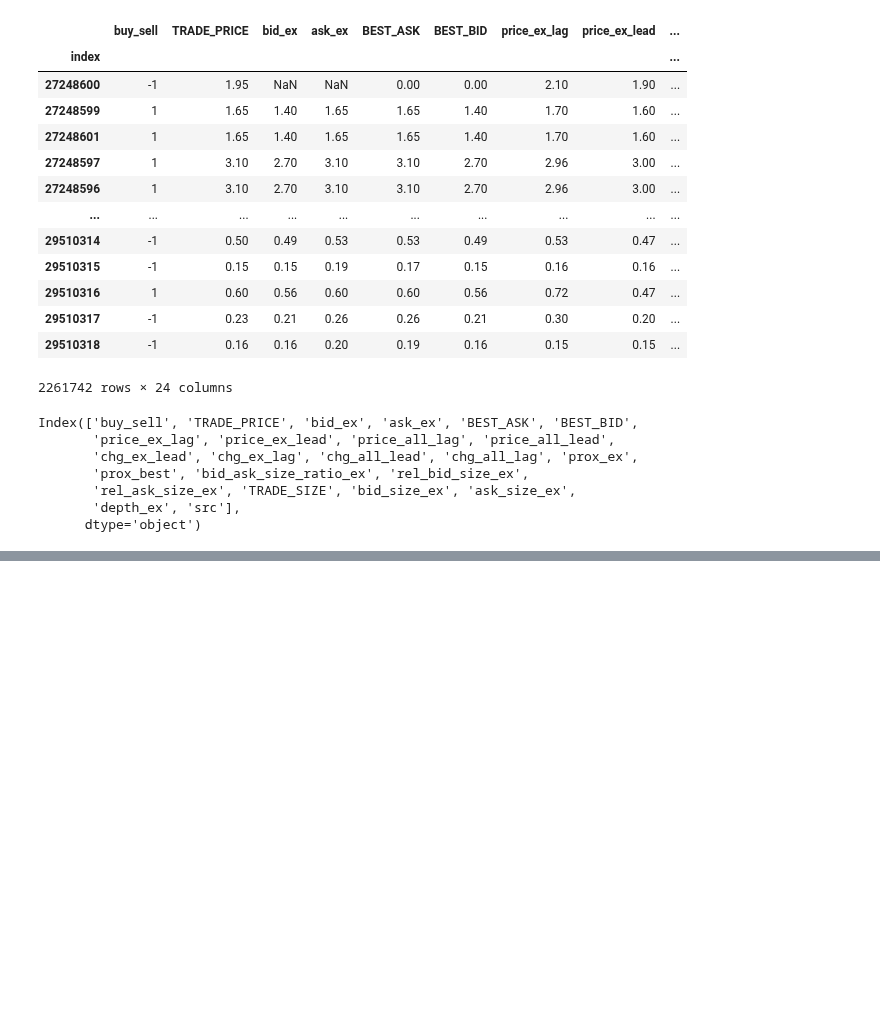
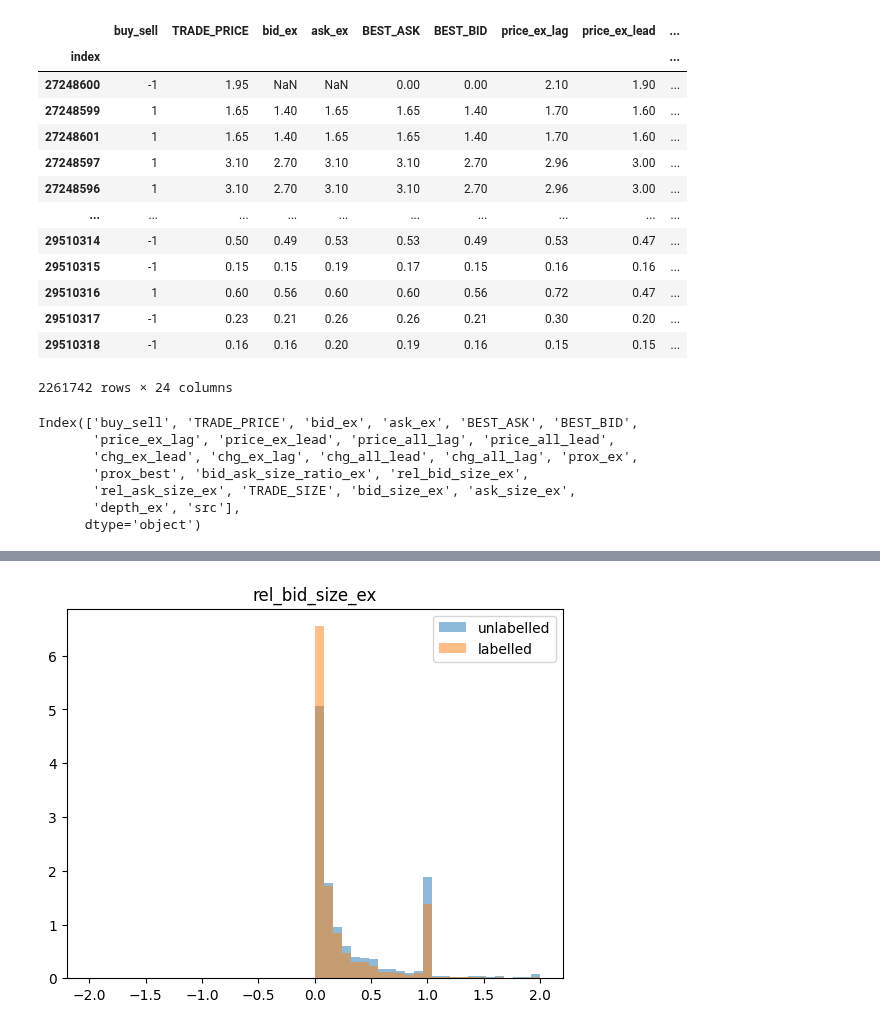
Before and after one commit to KarelZe/thesis, a Jupyter notebook: notebooks/3.0b-mb-explanatory-matched-unmatched.ipynb, the cells around one changed output, grey strips where cells are left out. Saved outputs shown, nothing was run; the diff lists cells and outputs as text; code cells hidden in the pictures; blank space fills up the shorter version.

```diff
--- a/notebooks/3.0b-mb-explanatory-matched-unmatched.ipynb
+++ b/notebooks/3.0b-mb-explanatory-matched-unmatched.ipynb
@@ -221,0 +280,4 @@ Median value of labelled = -0.0100
+# %%
+plot_hist(unlabelled, labelled, var_name)
+# %% [output]
+[figure, added]
```
Also changed, not shown: parts of 26 cells of this notebook.
